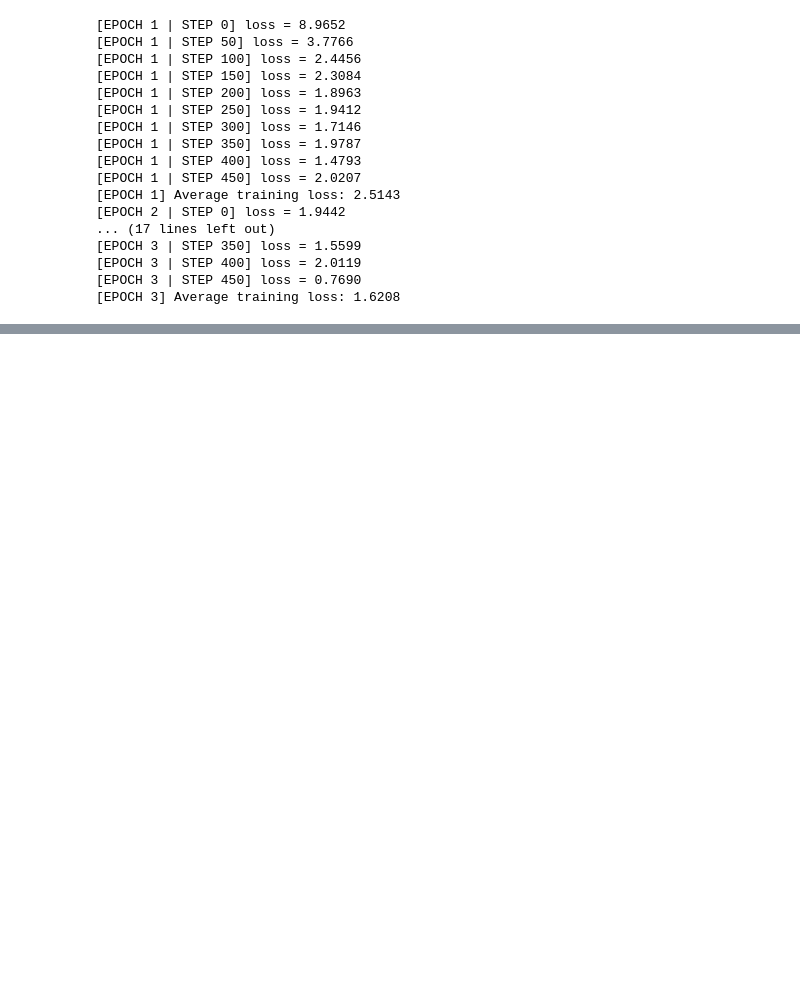
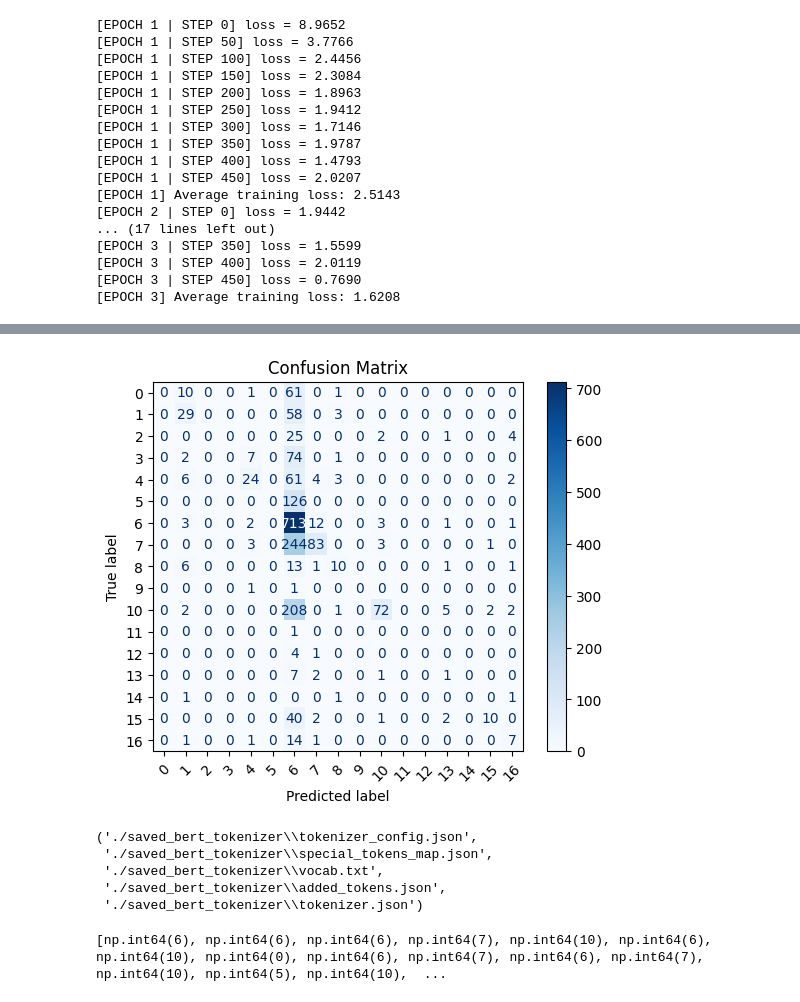
Before and after one commit to reddybro108/Multiclass-Classification-of-Customer-Complaints-using-NLP, a Jupyter notebook: perplexity.ipynb, the cells around one changed output, grey strips where cells are left out. Cells and saved outputs as stored; diff of their text form; code cells hidden in the pictures; blank space fills up the shorter version.

```diff
--- a/perplexity.ipynb
+++ b/perplexity.ipynb
@@ -566,0 +617,5 @@ You should probably TRAIN this model on a down-stream task to be able to use it
+# %%
+from transformers import DistilBertForSequenceClassification, DistilBertTokenizerFast
+
+model = DistilBertForSequenceClassification.from_pretrained("./bert_model")
+tokenizer = DistilBertTokenizerFast.from_pretrained("./bert_tokenizer")
@@ -566,0 +631,19 @@ You should probably TRAIN this model on a down-stream task to be able to use it
+# %%
+from sklearn.metrics import classification_report, accuracy_score
+import torch
+
+model.eval()
+all_preds = []
+all_labels = []
+
+with torch.no_grad():
+    for batch in val_loader:   # your validation DataLoader
+        inputs = {k: v.to(device) for k, v in batch.items() if k != 'label'}
+        labels = batch['label'].to(device)
+        outputs = model(**inputs)
+        preds = torch.argmax(outputs.logits, dim=1)
+        all_preds.extend(preds.cpu().numpy())
+        all_labels.extend(labels.cpu().numpy())
+
+print("Accuracy:", accuracy_score(all_labels, all_preds))
+print(classification_report(all_labels, all_preds))
@@ -566,0 +668,24 @@ You should probably TRAIN this model on a down-stream task to be able to use it
+# %%
+from sklearn.metrics import confusion_matrix, ConfusionMatrixDisplay
+import matplotlib.pyplot as plt
+
+cm = confusion_matrix(all_labels, all_preds)
+disp = ConfusionMatrixDisplay(confusion_matrix=cm)
+disp.plot(cmap='Blues', xticks_rotation=45)
+plt.title('Confusion Matrix')
+plt.show()
+# %% [output]
+[figure, added]
+# %%
+model.save_pretrained("./saved_bert_model")
+tokenizer.save_pretrained("./saved_bert_tokenizer")
+# %% [output]
+('./saved_bert_tokenizer\\tokenizer_config.json',
+ './saved_bert_tokenizer\\special_tokens_map.json',
+ './saved_bert_tokenizer\\vocab.txt',
+ './saved_bert_tokenizer\\added_tokens.json',
+ './saved_bert_tokenizer\\tokenizer.json')
+# %%
+print(all_labels)
+# %% [output]
+[np.int64(6), np.int64(6), np.int64(6), np.int64(7), np.int64(10), np.int64(6), np.int64(10), np.int64(0), np.int64(6), np.int64(7), np.int64(6), np.int64(7), np.int64(10), np.int64(5), np.int64(10),  ...
```
Also changed, not shown: parts of 6 cells of this notebook, 11 other files.
